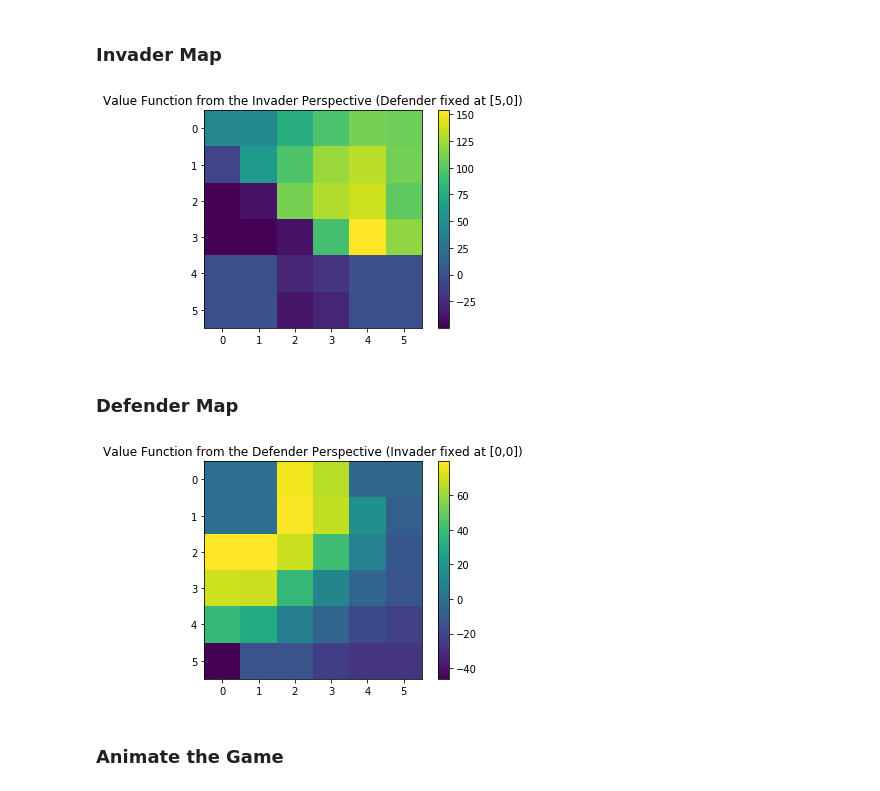
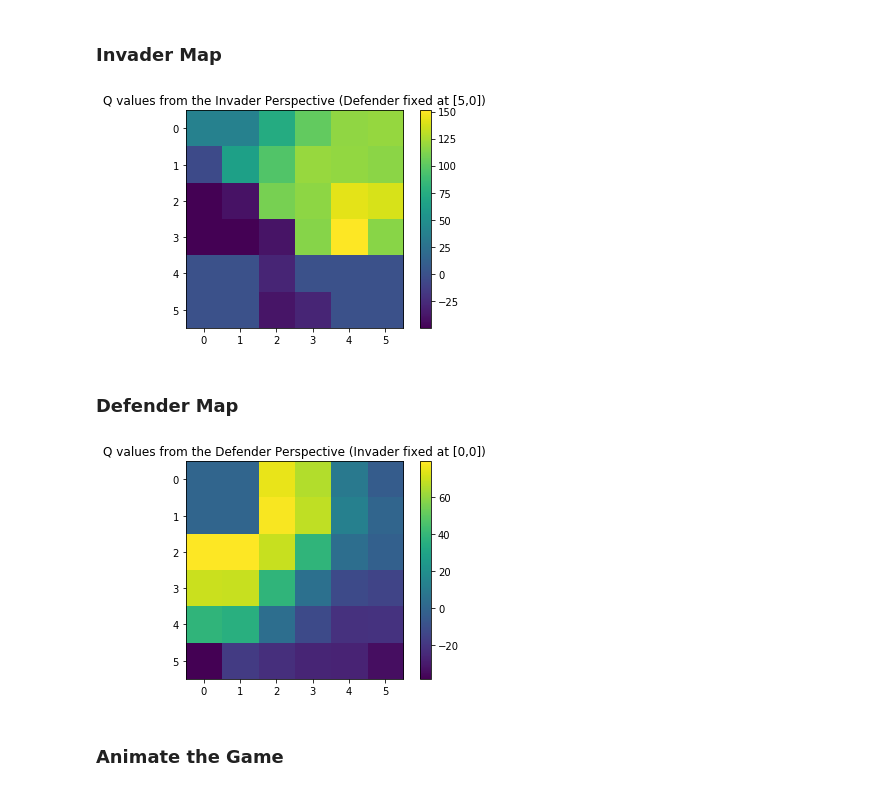
Before and after one commit to aarontan-git/multi_agent_learning, a Jupyter notebook: Notebook/minimaxq.ipynb, the cells around one changed output. Saved outputs shown, nothing was run; the diff lists cells and outputs as text; code cells hidden in the pictures.

Commit message:
restructured minimax code for report graphs

```diff
--- a/Notebook/minimaxq.ipynb
+++ b/Notebook/minimaxq.ipynb
@@ -376,27 +374,37 @@ episodes = 10000
 eps = 0
 delta_list = []
 delta = 2
-cumulated_reward_list = []
-all_game_steps = []
-all_game_status = []
+
+# testing lists
+testing_reward_list = []
+testing_step_list = []
+testing_game_status = []
+
+# training lists
+training_step_list = []
+training_reward_list = []
 
 for eps in range(episodes):
     t = 0
     delta = 0
+
+    training_reward = 0
+
     while t < T:
 
         # choose a joint based on epsilon greedy (joint_action = [a1_indx, a2_indx])
         joint_action = choose_action(defender_policy[current_state], invader_policy[current_state], epsilon)
         current_state_action_pair = tuple(list(current_state) + joint_action) # ie. (x1, y1, x2, y2, a1_indx, a2_indx)
 
-#         # decaying learning rate
-#         state_count[current_state_action_pair] += 1
-#         lr_ = lr / state_count[current_state_action_pair]
-        lr_ = lr
+        # decaying learning rate
+        state_count[current_state_action_pair] += 1
+        lr_ = lr / state_count[current_state_action_pair]
+#         lr_ = lr
 
         # get next state and reward based on current state [x1,y1,x2,y2] and joint action [a1_indx, a2_indx]
         next_state, reward = invader_defender.next_state(current_state, actions[joint_action[0]], actions[joint_action[1]])
         next_state = tuple(next_state)
+        training_reward += reward
 
         # build a game based on next state: calculate payoff of next state
         G[next_state] = calculate_payoff(next_state)
@@ -414,6 +422,7 @@ for eps in range(episodes):
         # if game reached terminal state, restart new episode
         terminal, status = invader_defender.terminal_check(list(next_state))
         if terminal:
+            training_steps = t
             defender_state = [5,0]
             invader_state = [0,0]
             current_state = tuple(defender_state + invader_state)
@@ -426,14 +435,18 @@ for eps in range(episodes):
         current_state = next_state
         t+=1
 
+    # Training performance
+    training_step_list.append(training_steps)
+    training_reward_list.append(training_reward)
+
     # Testing
-    game_trajectory, status, cumulated_reward, game_step = generate_trajectory([5,0],[0,0])
-    cumulated_reward_list.append(cumulated_reward)
-    all_game_steps.append(game_step)
-    all_game_status.append(status)
+    game_trajectory, status, test_reward, game_step = generate_trajectory([5,0],[0,0])
+    testing_reward_list.append(test_reward)
+    testing_step_list.append(game_step)
+    testing_game_status.append(status)
 
-#     print k and current max delta
+    # Print k and current max delta
     clear_output(wait=True)
-    display('episode: ' + str(eps) + ' lr: ' + str(lr_) + ' game steps: ' + str(game_step))
+    display('episode: ' + str(eps) + ' lr: ' + str(lr_) + ' test steps: ' + str(game_step))
     delta_list.append(delta)
 # %% [output]
@@ -601,21 +672,21 @@ Q_state_dict = dict(zip(state_list, Q_state_list))
 # %%
 # create a list of states that fixes the defender's starting position
 fixed_defender_state_list = []
 for invader_state in invader_defender.states:
     fixed_defender_state = tuple([5, 0] + invader_state)
     fixed_defender_state_list.append(fixed_defender_state)
 
 invader_map = np.zeros([6,6])
 for state in fixed_defender_state_list:
     invader_map[state[2], state[3]] = max(Q_state_dict[state])*-1  # -1 for invaders perspective
 
 # if the defender is fixed at the bottom left corner, this heatmap shows the invader's rewards
 plt.imshow(invader_map, interpolation='nearest')
 plt.colorbar()
-plt.title('Value Function from the Invader Perspective (Defender fixed at [5,0])')
+plt.title('Q values from the Invader Perspective (Defender fixed at [5,0])')
 plt.show()
 # %% [output]
-[figure, old version]
+[figure, new version]
 # %% [markdown]
 ### Defender Map
 # %%
@@ -633,10 +704,10 @@ for state in fixed_invader_state_list:
 # if invader is fixed at top left corner, this heatmap shows the defender's rewards
 plt.imshow(defender_map, interpolation='nearest')
 plt.colorbar()
-plt.title('Value Function from the Defender Perspective (Invader fixed at [0,0])')
+plt.title('Q values from the Defender Perspective (Invader fixed at [0,0])')
 plt.show()
 # %% [output]
-[figure, old version]
+[figure, new version]
 # %% [markdown]
 ### Animate the Game
 # %%
```
Also changed, not shown: parts of 28 cells of this notebook, 12 other files.
